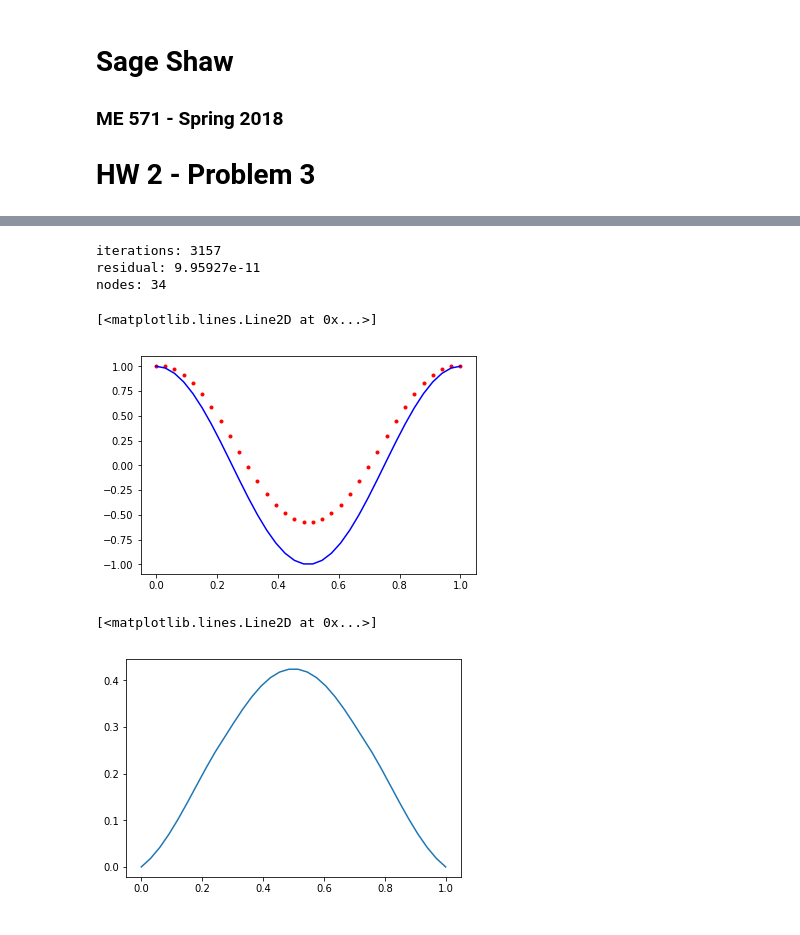
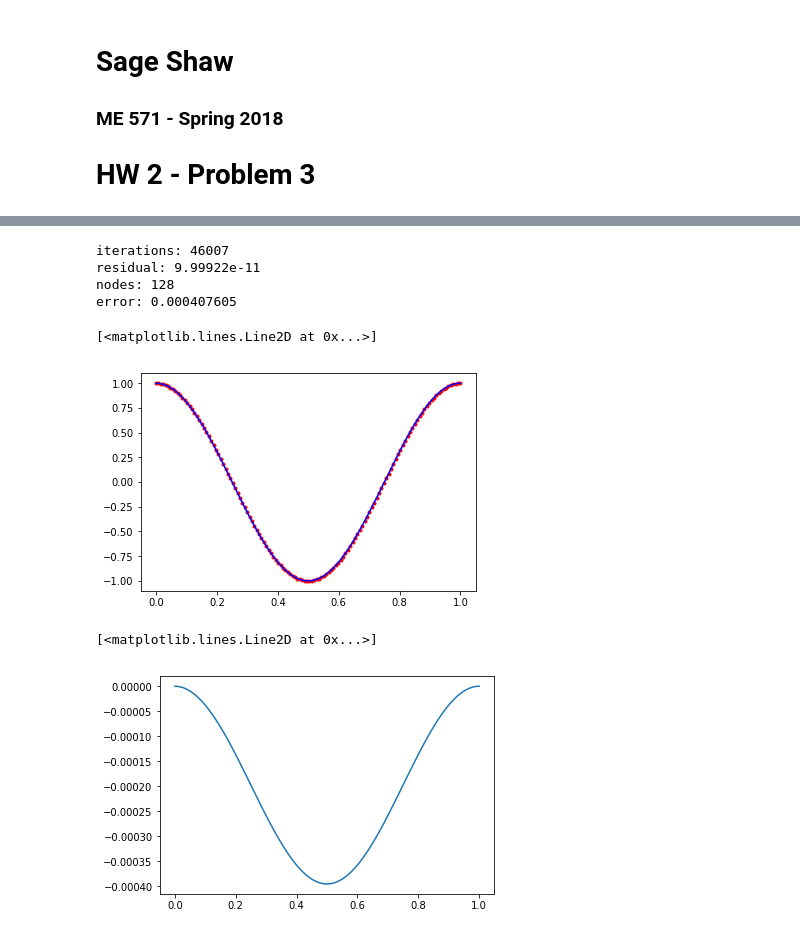
Before and after one commit to shawsa/me571, a Jupyter notebook: hw3/hw3p1.ipynb, the cells around one changed output, grey strips where cells are left out. Saved outputs shown, nothing was run; the diff lists cells and outputs as text; code cells hidden in the pictures.

Commit message:
cell-centered and Donna's node-centered versions finished. Getting slightly different numbers though...

```diff
--- a/hw3/hw3p1.ipynb
+++ b/hw3/hw3p1.ipynb
@@ -54,20 +47,22 @@ plt.plot(x, A - np.cos(2*np.pi*x))
 # %%
-A = np.genfromtxt('results.csv', delimiter=',')
+A = np.genfromtxt('results_node.csv', delimiter=',')
 print("iterations: %d" % A[-2])
 print("residual: %g" % A[-1])
 A = A[:-2]
 print("nodes: %d" % len(A))
 x = np.linspace(0,1,len(A))
+print("error: %g" % np.max(np.abs(A - np.cos(2*np.pi*x))))
 plt.plot(x,A,'r.')
 plt.plot(x, np.cos(2*np.pi*x), 'b-')
 # %% [output]
-iterations: 3157
-residual: 9.95927e-11
-nodes: 34
+iterations: 46007
+residual: 9.99922e-11
+nodes: 128
+error: 0.000407605
 [<matplotlib.lines.Line2D at 0x...>]
-[figure, old version]
+[figure, new version]
 # %%
 plt.plot(x, A - np.cos(2*np.pi*x))
 # %% [output]
 [<matplotlib.lines.Line2D at 0x...>]
-[figure, old version]
+[figure, new version]
```
Also changed, not shown: parts of 17 cells of this notebook, 24 other files.
